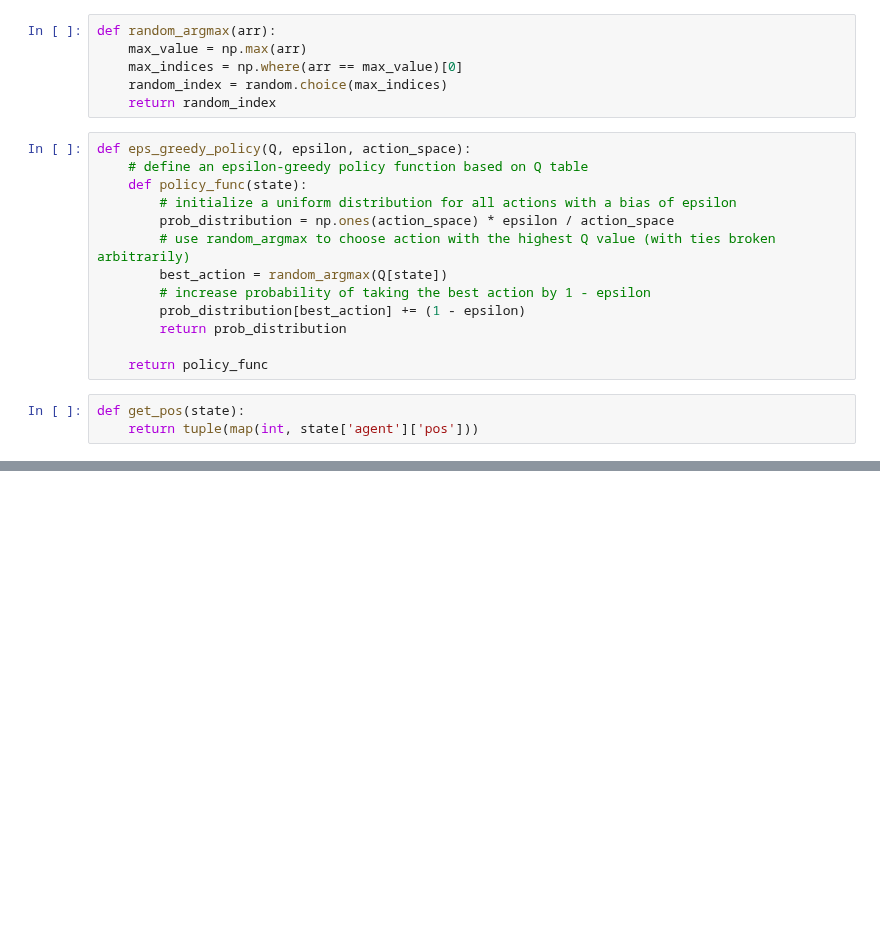
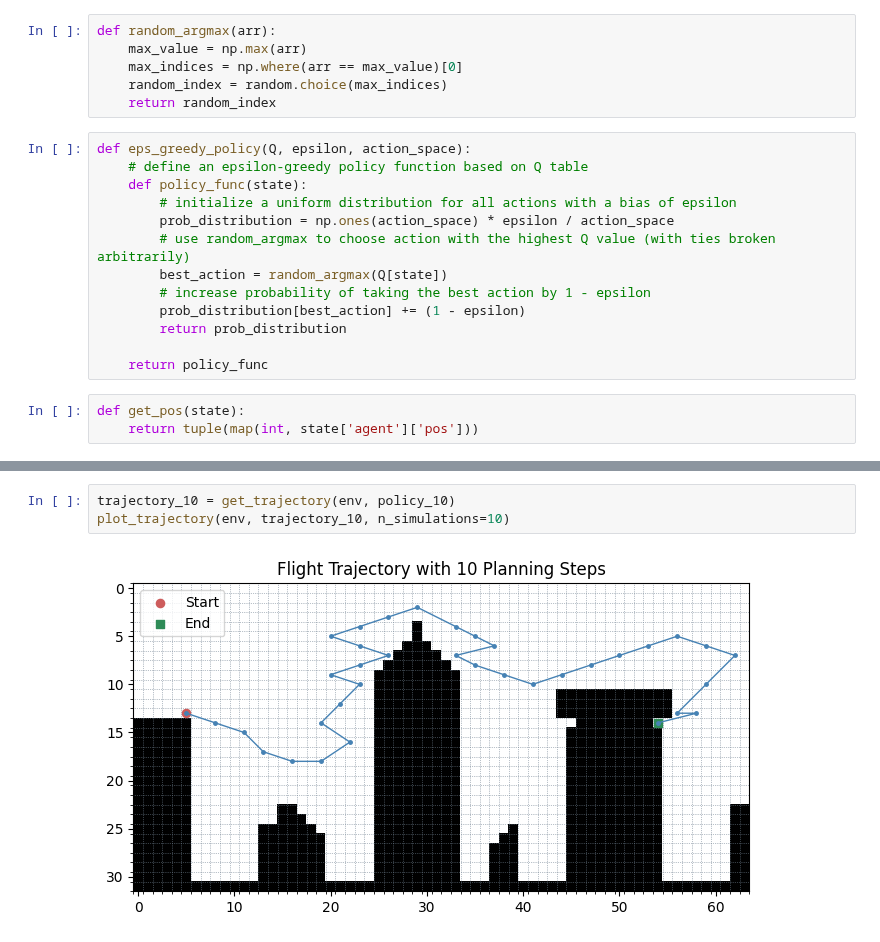
Before and after one commit to kuimetra/reinforcement_learning, a Jupyter notebook: problem_set4/ex5.ipynb, the cells around one changed output, grey strips where cells are left out. Saved outputs shown, nothing was run; the diff lists cells and outputs as text; blank space fills up the shorter version.

```diff
--- a/problem_set4/ex5.ipynb
+++ b/problem_set4/ex5.ipynb
@@ -118,0 +168,5 @@ Episode 500/500.{'agent': {'pos': array([14., 54.])}} 1
+# %%
+trajectory_10 = get_trajectory(env, policy_10)
+plot_trajectory(env, trajectory_10, n_simulations=10)
+# %% [output]
+[figure, added]
```
Also changed, not shown: parts of 14 cells of this notebook.
